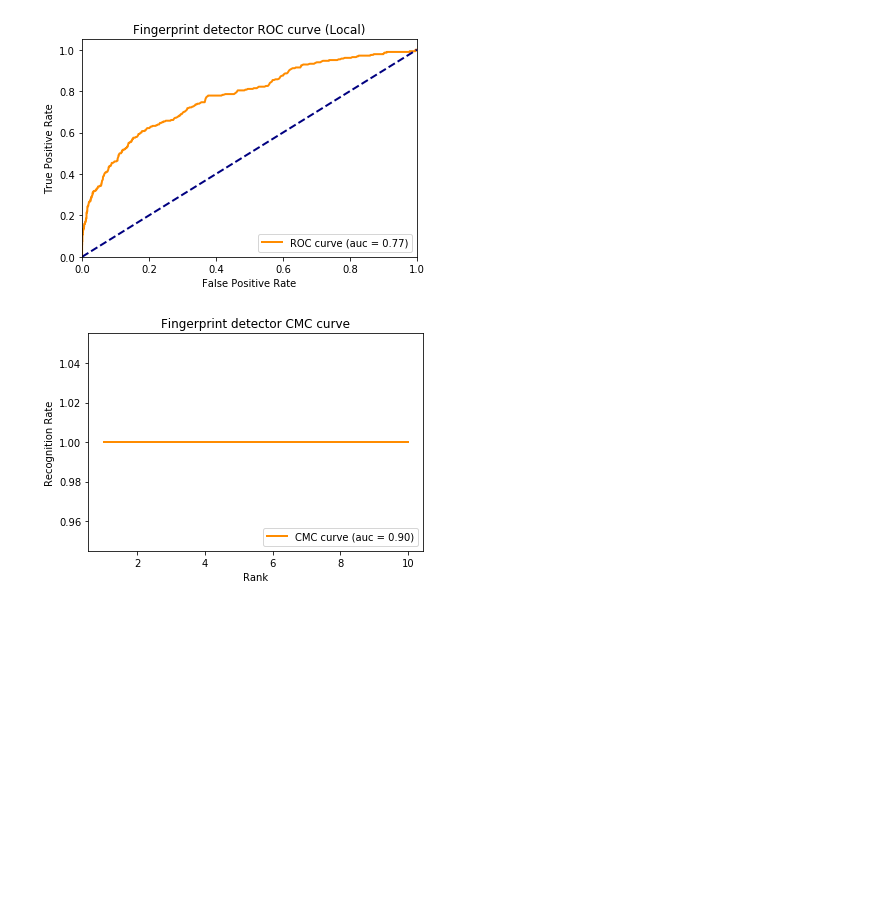
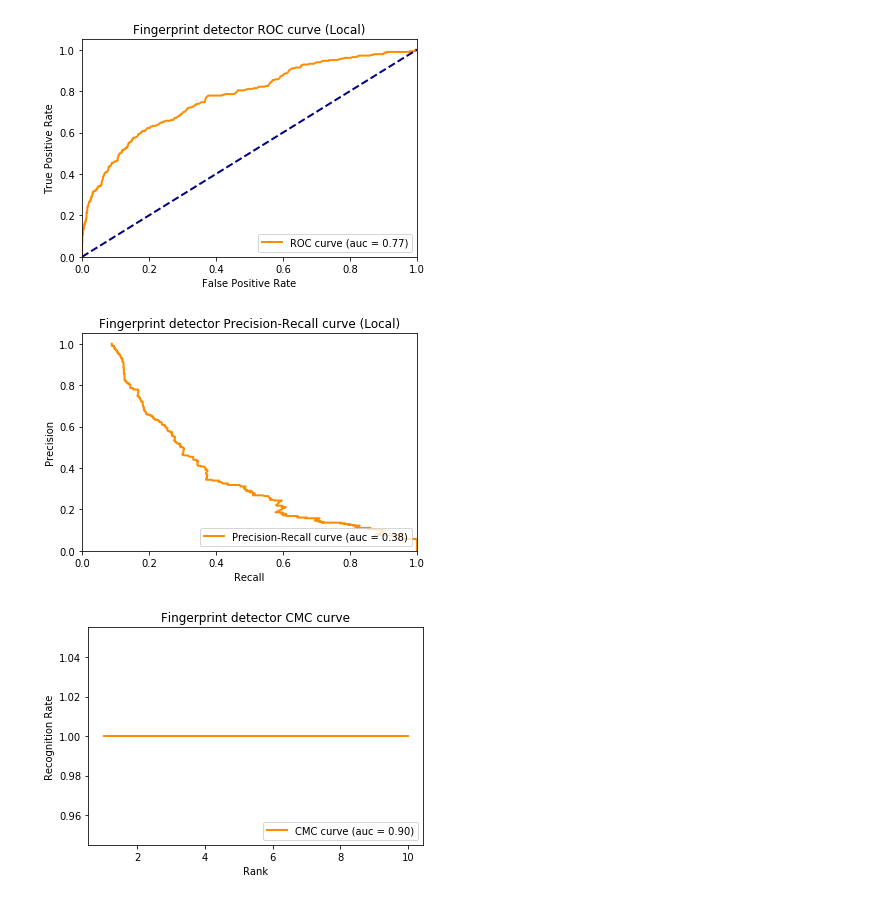
Before and after one commit to JesusGarciaRamirez/Biometrics, a Jupyter notebook: Assigment2/assignment_2.ipynb, the cells around one changed output. Drawn from its saved outputs; the diff is of its cells as text; code cells hidden in the pictures; blank space fills up the shorter version.

```diff
--- a/Assigment2/assignment_2.ipynb
+++ b/Assigment2/assignment_2.ipynb
@@ -333,6 +333,8 @@ from BioAssigment1.CMC import CMC
 from BioAssigment1.Evaluation import Metrics
 
 class fpMatcher(object):
+    """Custom class used to provide utilities to match fingerprints according to local or global
+        criteria and depending on the feature extractor chosen"""
     def __init__(self,dataset_path,keypoint_extractor,detector_opts,distance_metric):
         self.dataset_path = dataset_path
         self.keypoint_extractor = keypoint_extractor
@@ -526,13 +528,27 @@ class pair_sampler(object):
         #set label of found_id to -1 so we can´t get this same id again
         self.labels[found_id] = -1
         return int(found_id)
+
 def combine_scores(scores,agg_fcn,**kwargs):
     #Aggregate function(agg_fcn) to local & Global scores
     final_scores = agg_fcn(*scores,**kwargs)
     return final_scores
 
+def plot_joint_dist(scores,labels,scoring):
+    """Auxiliary function to plot genuine,impostor
+        scores joint distributions
+    """
+    scores_gen = scores[labels == 1]
+    scores_imp = scores[labels != 1]
+    plt.hist(scores_gen,density=True,label="genuine dist")
+    plt.hist(scores_imp,density=True,label="impostor dist")
+    plt.legend()
+    plt.title(f"Score Distributions {scoring}")
+    plt.show()
 
 class fpScorer(fpMatcher):
+    """Custom class used to score fingerprint matches according to geometric and/or feature matching
+        depending on different scoring schemas (global,local, combined)"""
     def __init__(self,
                 dataset_path,
                 keypoint_extractor,
@@ -762,7 +793,7 @@ fpscorer=fpScorer(dataset_path,detector,detector_opts,cv2.NORM_HAMMING)
 # %%
 scoring_otps={"N_best": 15}
 scoring_schema = local_scoring_schema
-fpscorer.set_scoring_att(scoring_schema,scoring_opts)
+fpscorer.set_scoring_att(scoring_schema,scoring_otps)
 scores,labels = fpscorer.dataset_scoring(downsampling=False)
 metric_logger_local=Metrics(scores,labels,"Local")
 # %%
@@ -775,6 +806,12 @@ metric_logger_local.plot_roc_curve(ax)
 plt.show()
 # %% [output]
 [figure]
+# %%
+_,ax=plt.subplots(1,1)
+metric_logger_local.plot_pr_curve(ax)
+plt.show()
+# %% [output]
+[figure, added]
 # %%
 agg_fcn = np.sum
 fcn_args ={"axis" : 0}
```
Also changed, not shown: parts of 17 cells of this notebook, 2 other files.
